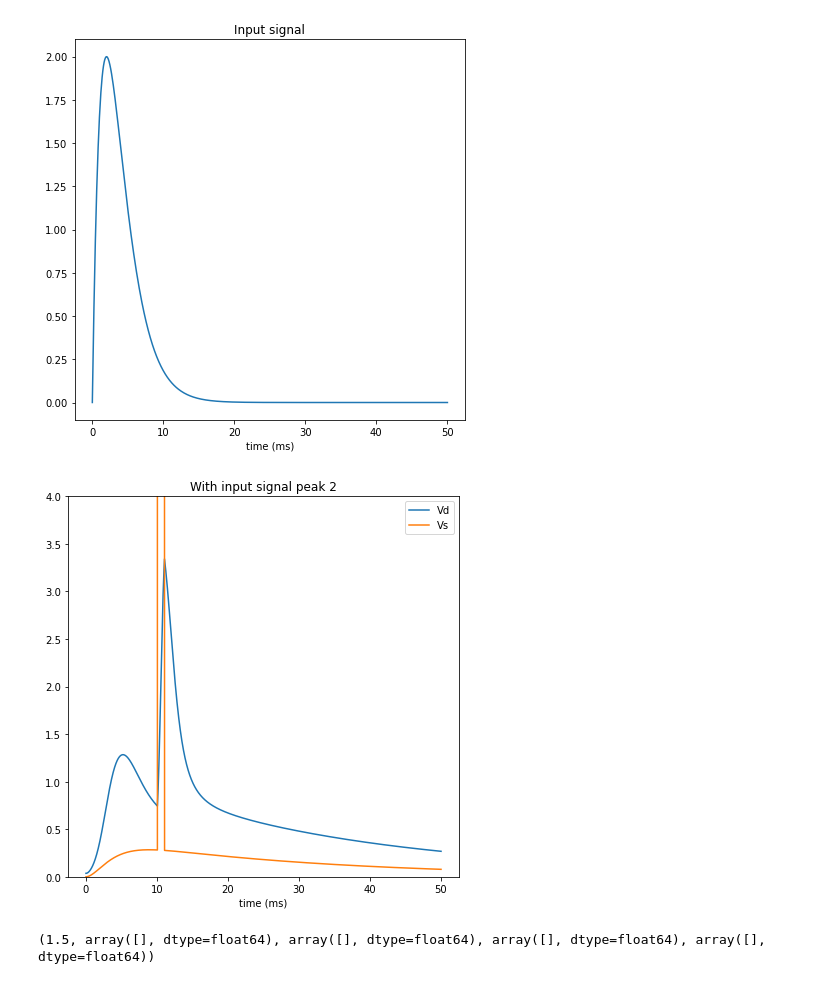
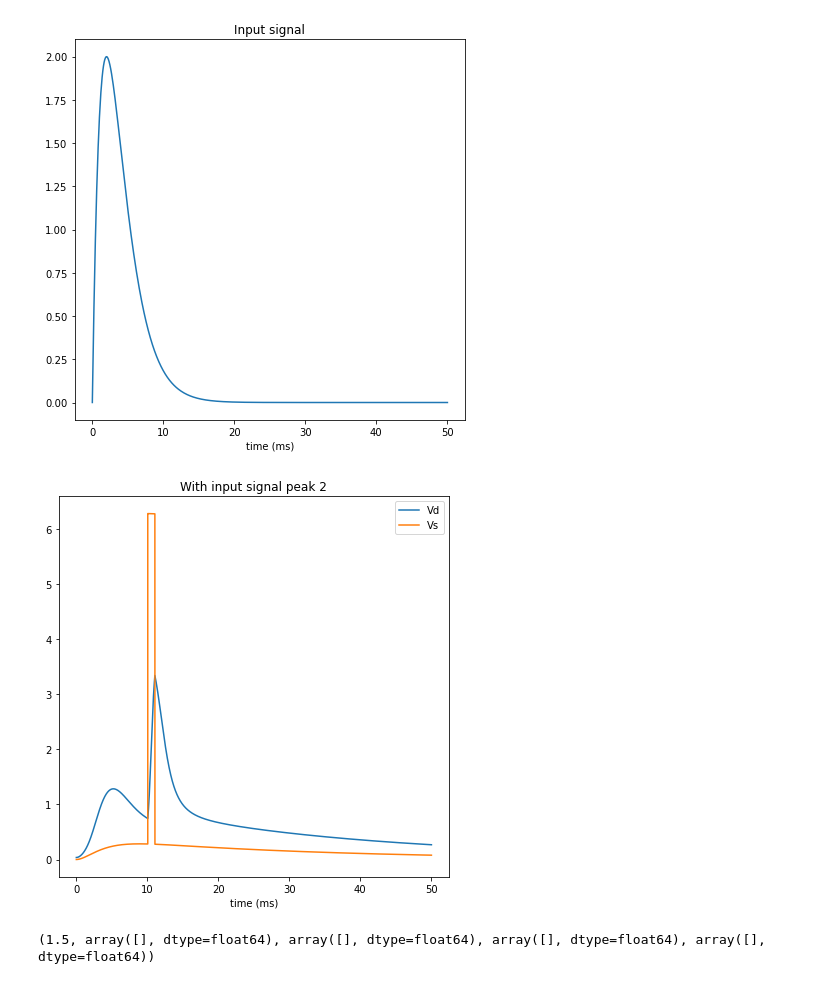
Before and after one commit to nauralcodinglab/linear-nonlinear-dendrites, a Jupyter notebook: peter-scrap-notebooks/recurrent.ipynb, the cells around one changed output. Cells and saved outputs as stored; diff of their text form; code cells hidden in the pictures.

```diff
--- a/peter-scrap-notebooks/recurrent.ipynb
+++ b/peter-scrap-notebooks/recurrent.ipynb
@@ -6,34 +6,35 @@ plt.rcParams["figure.figsize"] = (7,7)
 mat = sio.loadmat('./matlab/scrap/output.mat', squeeze_me=True)
 # %%
 trials = mat['trial_output']
-for t in trials:
+for e, t in enumerate(trials):
     peak = t[0]
     time = t[1]
     Vd = t[2]
     Vs = t[3]
     input_sig = t[4]
 
     fig, ax = plt.subplots()
     ax.plot(time, input_sig)
     ax.set_xlabel('time (ms)')
     ax.set_title('Input signal')
 
     fig, ax = plt.subplots()
-    ax.set_ylim([0, 4])
+    if e <= 2:
+        ax.set_ylim([0, 4])
     ax.set_title('With input signal peak {}'.format(peak))
     ax.plot(time, Vd, label='Vd')
     ax.plot(time, Vs, label='Vs')
     ax.set_xlabel('time (ms)')
     ax.legend()
 # %% [output]
 [figure]
 [figure]
 [figure]
 [figure]
 [figure]
 [figure]
 [figure]
-[figure, old version]
+[figure, new version]
 # %%
 trials[2]
 # %% [output]
```
